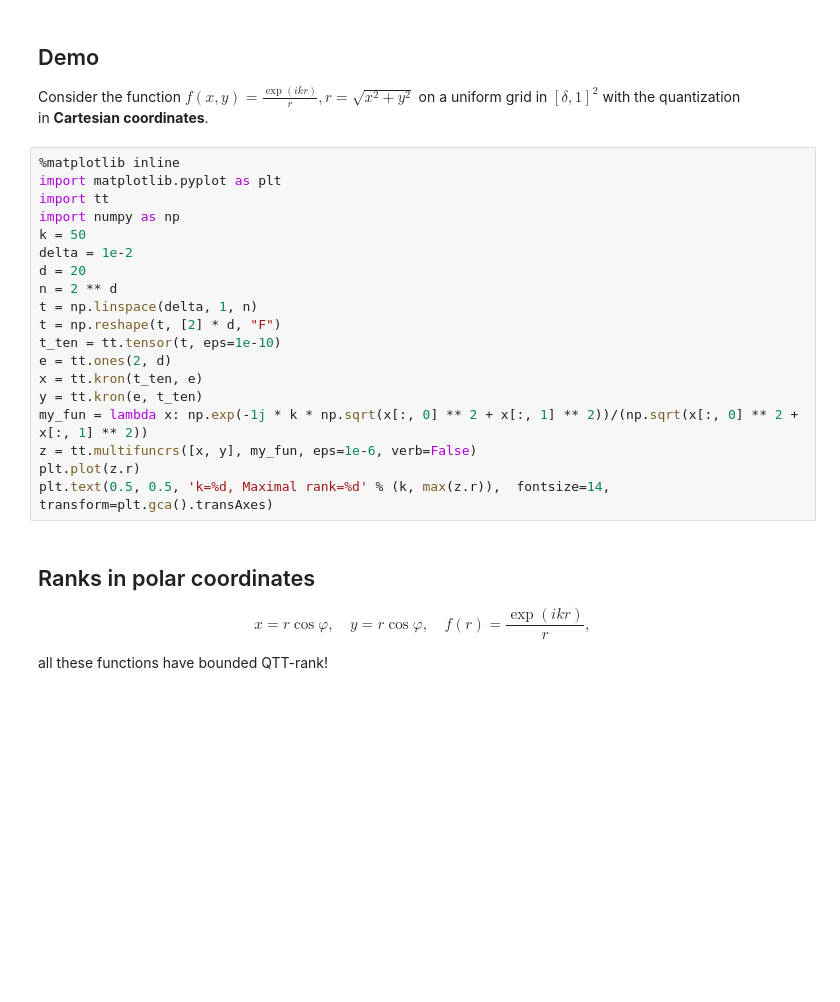
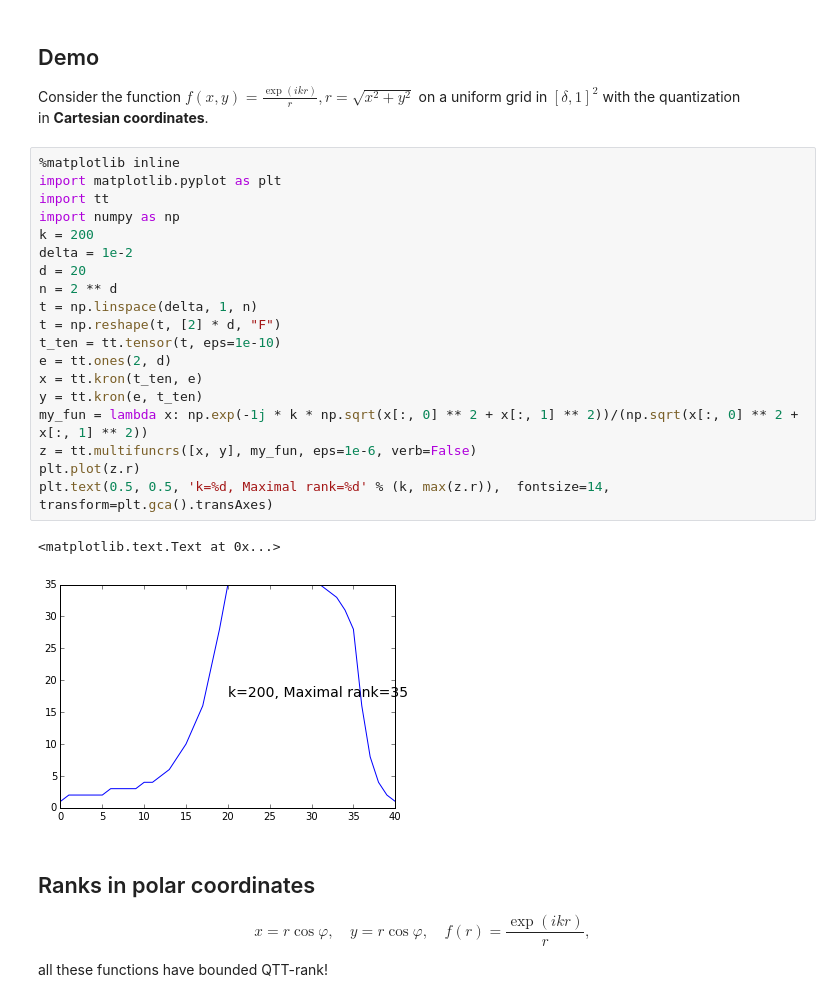
Before and after one commit to oseledets/talks-online, a Jupyter notebook: eth-2015/talk.ipynb, the cells around one changed output. Saved outputs shown, nothing was run; the diff lists cells and outputs as text; blank space fills up the shorter version.

```diff
--- a/eth-2015/talk.ipynb
+++ b/eth-2015/talk.ipynb
@@ -501,22 +521,25 @@ in **Cartesian coordinates**.
 # %%
 %matplotlib inline
 import matplotlib.pyplot as plt
 import tt
 import numpy as np
-k = 50
+k = 200
 delta = 1e-2
 d = 20
 n = 2 ** d
 t = np.linspace(delta, 1, n)
 t = np.reshape(t, [2] * d, "F")
 t_ten = tt.tensor(t, eps=1e-10)
 e = tt.ones(2, d)
 x = tt.kron(t_ten, e)
 y = tt.kron(e, t_ten)
 my_fun = lambda x: np.exp(-1j * k * np.sqrt(x[:, 0] ** 2 + x[:, 1] ** 2))/(np.sqrt(x[:, 0] ** 2 + x[:, 1] ** 2))
 z = tt.multifuncrs([x, y], my_fun, eps=1e-6, verb=False)
 plt.plot(z.r)
 plt.text(0.5, 0.5, 'k=%d, Maximal rank=%d' % (k, max(z.r)),  fontsize=14, transform=plt.gca().transAxes)
+# %% [output]
+<matplotlib.text.Text at 0x...>
+[figure, added]
 # %% [markdown]
 ## Ranks in polar  coordinates
 
```
Also changed, not shown: parts of 1 cell of this notebook, 3 other files.
